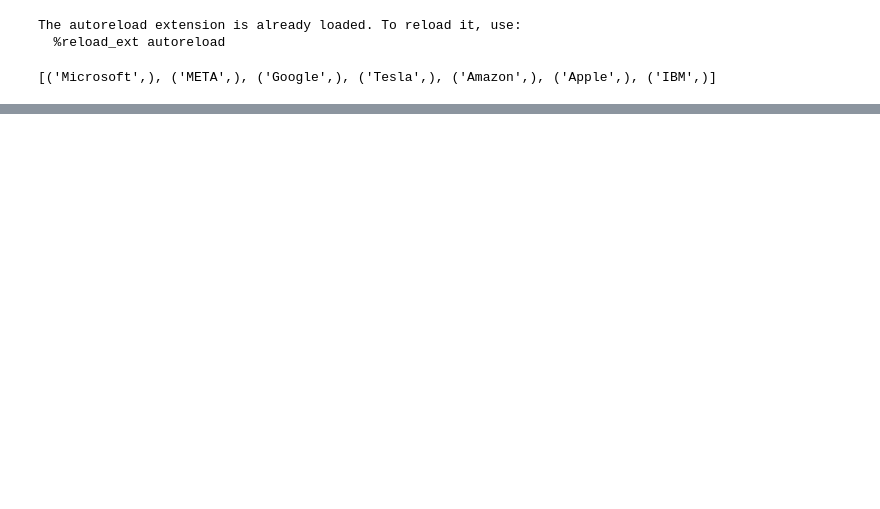
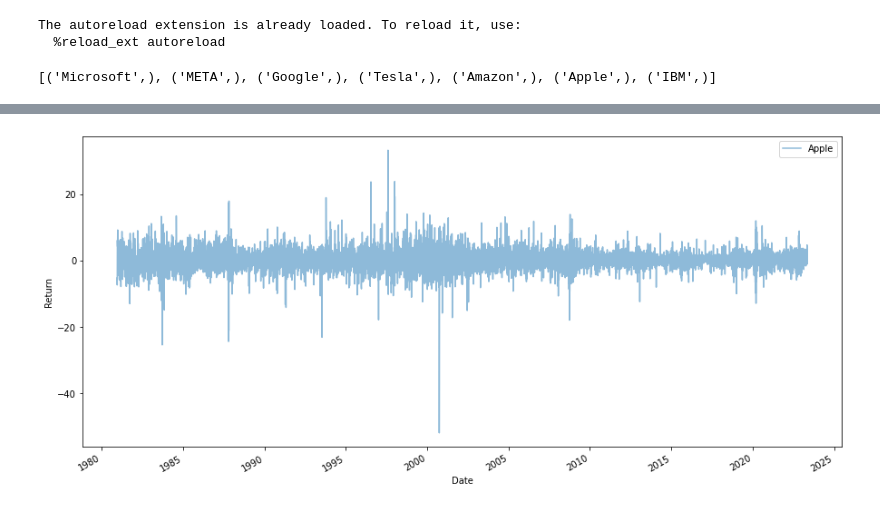
Before and after one commit to MohamedAbdElgni/ML-Stock-Ar-pred, a Jupyter notebook: test.ipynb, the cells around one changed output, grey strips where cells are left out. Cells and saved outputs as stored; diff of their text form; code cells hidden in the pictures; blank space fills up the shorter version.

```diff
--- a/test.ipynb
+++ b/test.ipynb
@@ -36,0 +50,15 @@ memory usage: 167.1+ KB
+# %%
+y_google = wrangle_data(table_name="Google")
+
+y_apple = wrangle_data(table_name="Apple")
+# %%
+# conditional volatility
+fig, ax = plt.subplots(figsize=(15, 7))
+y_apple.plot(ax=ax ,label="Apple",alpha=0.5)
+#y_google.plot(ax=ax ,label="Google", )
+
+plt.xlabel("Date")
+plt.ylabel("Return")
+plt.legend();
+# %% [output]
+[figure, added]
```
Also changed, not shown: parts of 25 cells of this notebook, 5 other files.
